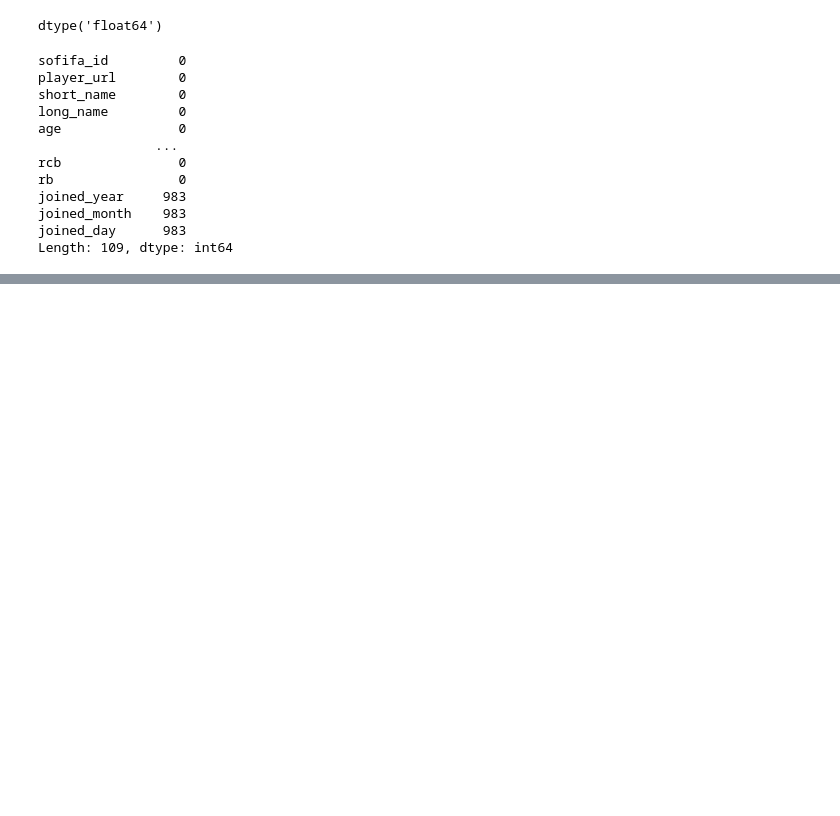
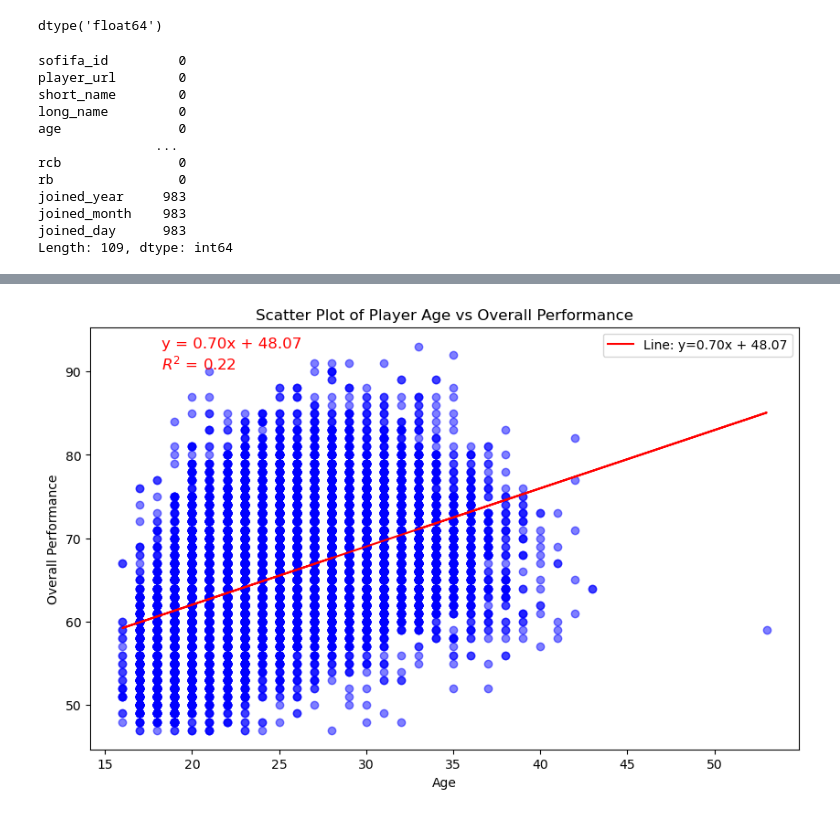
Before and after one commit to hiepxuanho/MSU-Project1, a Jupyter notebook: fifa21.ipynb, the cells around one changed output, grey strips where cells are left out. Cells and saved outputs as stored; diff of their text form; code cells hidden in the pictures; blank space fills up the shorter version.

```diff
--- a/fifa21.ipynb
+++ b/fifa21.ipynb
@@ -118,0 +145,4 @@ Length: 109, dtype: int64
+# %%
+# Create a data frame for age and overall performance for each player
+df_age = df.set_index('short_name')[['age', 'overall']]
+df_age.head()
@@ -118,0 +157,20 @@ Length: 109, dtype: int64
+# %%
+# Create a scatter plot for 'age' vs 'overall performance'
+plt.figure(figsize=(10, 6))
+plt.scatter(df_age['age'], df_age['overall'], color='blue', alpha=0.5)
+
+plt.xlabel('Age')
+plt.ylabel('Overall Performance')
+plt.title('Scatter Plot of Player Age vs Overall Performance')
+
+#Draw a Regression line
+slope, intercept, r_value, p_value, std_err = linregress(df_age['age'], df_age['overall'])
+regression_line = slope * df_age['age'] + intercept
+plt.plot(df_age['age'], regression_line, color='red', label=f'Line: y={slope:.2f}x + {intercept:.2f}')
+
+plt.text(0.1, 0.9, f'y = {slope:.2f}x + {intercept:.2f}\n$R^2$ = {r_value**2:.2f}',
+         transform=plt.gca().transAxes, color='red', fontsize=12)
+plt.legend()
+plt.show()
+# %% [output]
+[figure, added]
```
Also changed, not shown: parts of 34 cells of this notebook.
